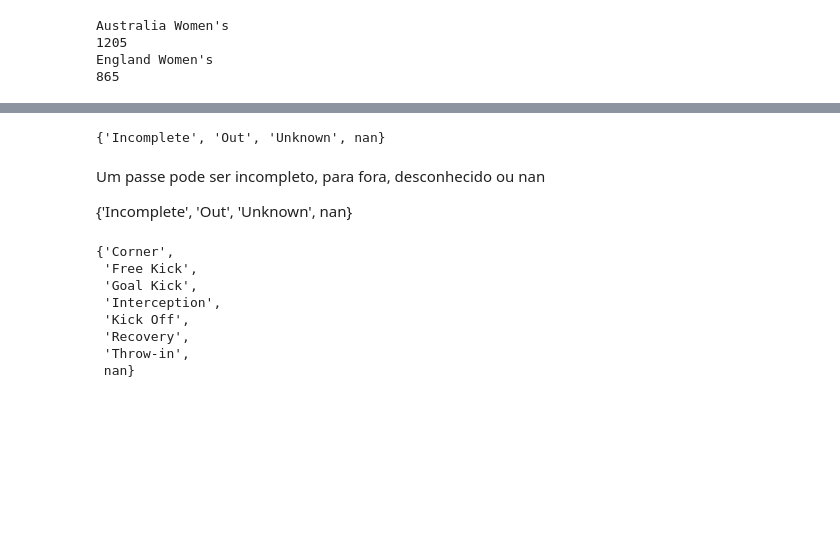
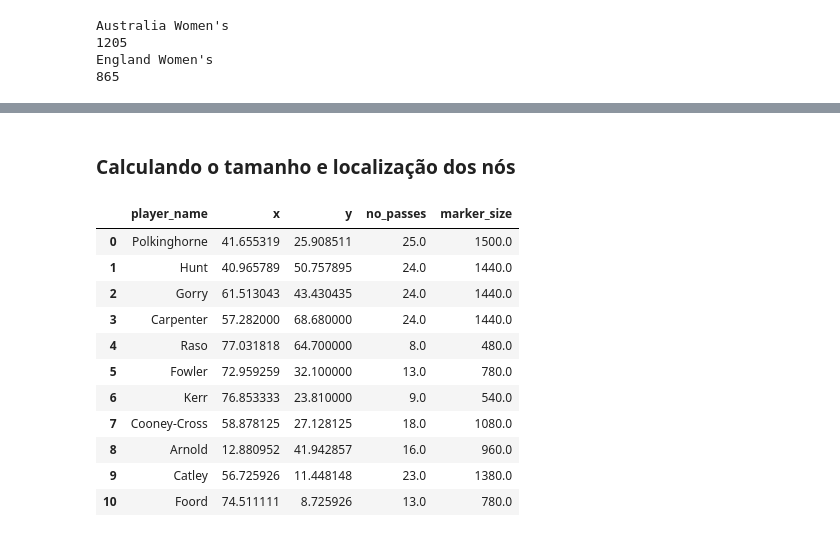
Before and after one commit to juliamsousa/masters-code, a Jupyter notebook: Trabalho Final - Redes Complexas.ipynb, the cells around one changed output, grey strips where cells are left out. Cells and saved outputs as stored; diff of their text form; code cells hidden in the pictures; blank space fills up the shorter version.

```diff
--- a/Trabalho Final - Redes Complexas.ipynb
+++ b/Trabalho Final - Redes Complexas.ipynb
@@ -175,23 +100,47 @@ at_first_sub_passes = at_succesful_passes.loc[at_succesful_passes["index"] < at_
-# %%
-# Validando quais são os possíveis resultados para uma tentativa de passe
-passes_outcomes = set(away_team_passes["outcome_name"])
-passes_outcomes
-# %% [output]
-{'Incomplete', 'Out', 'Unknown', nan}
-# %% [markdown]
-Um passe pode ser incompleto, para fora, desconhecido ou nan
-
-{'Incomplete', 'Out', 'Unknown', nan}
-# %%
-# Validando quais são os possíveis tipos de passes
-passes_subtypes = set(away_team_passes["sub_type_name"])
-passes_subtypes
-# %% [output]
-{'Corner',
- 'Free Kick',
- 'Goal Kick',
- 'Interception',
- 'Kick Off',
- 'Recovery',
- 'Throw-in',
- nan}
+# %% [markdown]
+### Calculando o tamanho e localização dos nós
+# %%
+# Criando um DataFrame vazio para armazenar as informações
+df_scatter = pd.DataFrame()
+
+# Percorre os eventos de cada jogador por nome
+for i, name in enumerate(ht_first_sub_passes["player_name"].unique()):
+    # Extrai as coordenadas x,y (início) do passe - Todos os passes que foram feitos pelo jogador, em que ele foi o passador
+    # Os dados dos passes são convertidos para um array numpy
+    passer_x = ht_first_sub_passes.loc[ht_first_sub_passes["player_name"] == name]["x"].to_numpy()
+    passer_y = ht_first_sub_passes.loc[ht_first_sub_passes["player_name"] == name]["y"].to_numpy()
+
+    # Extrai as coordenas end_x, end_y (fim) do passe - Todos os passes que foram recebidos pelo jogador, em que ele foi o receptor
+    # Os dados dos passes são convertidos para um array numpy
+    receiver_x = ht_first_sub_passes.loc[ht_first_sub_passes["pass_recipient_name"] == name]["end_x"].to_numpy()
+    receiver_y = ht_first_sub_passes.loc[ht_first_sub_passes["pass_recipient_name"] == name]["end_y"].to_numpy()
+
+    # Preenche no DataFrame o nome do jogador sendo analisado no momento
+    df_scatter.at[i, "player_name"] = name
+
+    # Calcula a média das coordenadas do jogador para determinar sua posição "média" no campo
+    # Média da coordenada x do jogador no campo durante a partida, tanto como passador quanto receptor
+    df_scatter.at[i, "x"] = np.mean(np.concatenate([passer_x, receiver_x]))
+    # Média da coordenada y do jogador no campo durante a partida, tanto como passador quanto receptor
+    df_scatter.at[i, "y"] = np.mean(np.concatenate([passer_y, receiver_y]))
+
+    # Preenche no DataFrame a quantidade de passes do jogador sendo analisado no momento
+    df_scatter.at[i, "no_passes"] = ht_first_sub_passes.loc[ht_first_sub_passes["player_name"] == name].count().iloc[0]
+
+# Define o tamanho do marcador do vértice de acordo com a quantidade de passes feitos pelo jogador
+df_scatter["marker_size"] = (df_scatter["no_passes"] / df_scatter["no_passes"].max() * 1500)
+# %%
+df_scatter
+# %% [output]
+|  | player_name | x | y | no_passes | marker_size |
+| 0 | Polkinghorne | 41.655319 | 25.908511 | 25.0 | 1500.0 |
+| 1 | Hunt | 40.965789 | 50.757895 | 24.0 | 1440.0 |
+| 2 | Gorry | 61.513043 | 43.430435 | 24.0 | 1440.0 |
+| 3 | Carpenter | 57.282000 | 68.680000 | 24.0 | 1440.0 |
+| 4 | Raso | 77.031818 | 64.700000 | 8.0 | 480.0 |
+| 5 | Fowler | 72.959259 | 32.100000 | 13.0 | 780.0 |
+| 6 | Kerr | 76.853333 | 23.810000 | 9.0 | 540.0 |
+| 7 | Cooney-Cross | 58.878125 | 27.128125 | 18.0 | 1080.0 |
+| 8 | Arnold | 12.880952 | 41.942857 | 16.0 | 960.0 |
+| 9 | Catley | 56.725926 | 11.448148 | 23.0 | 1380.0 |
+| 10 | Foord | 74.511111 | 8.725926 | 13.0 | 780.0 |
```
Also changed, not shown: parts of 17 cells of this notebook, 1 other file.
